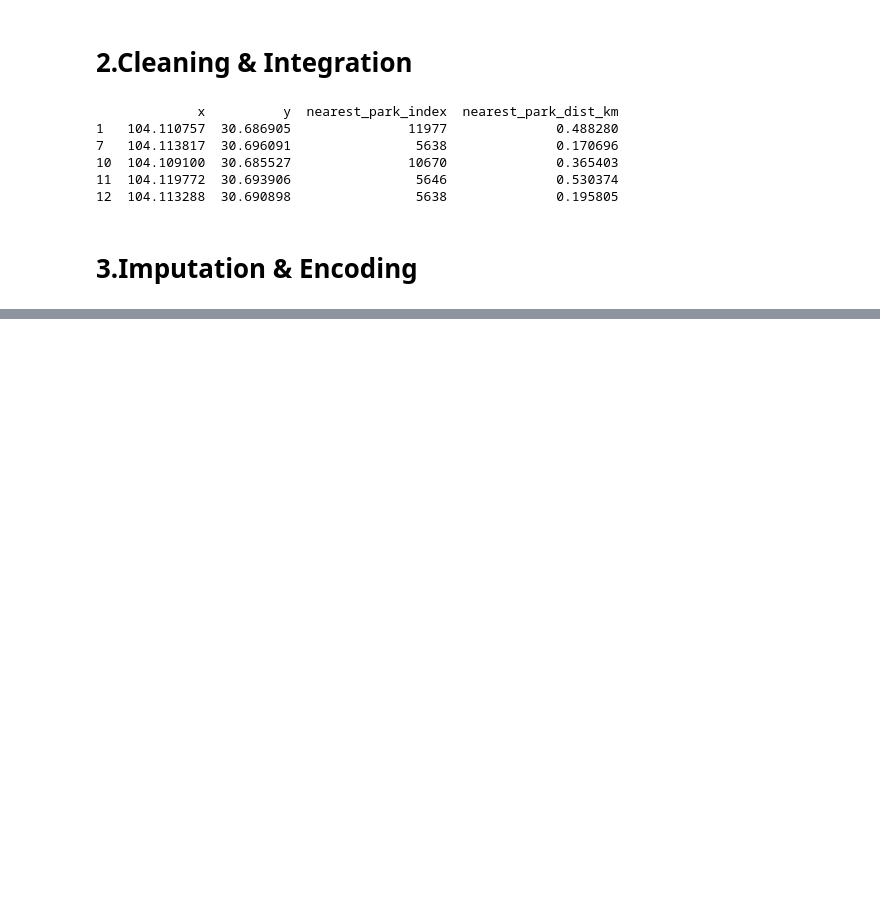
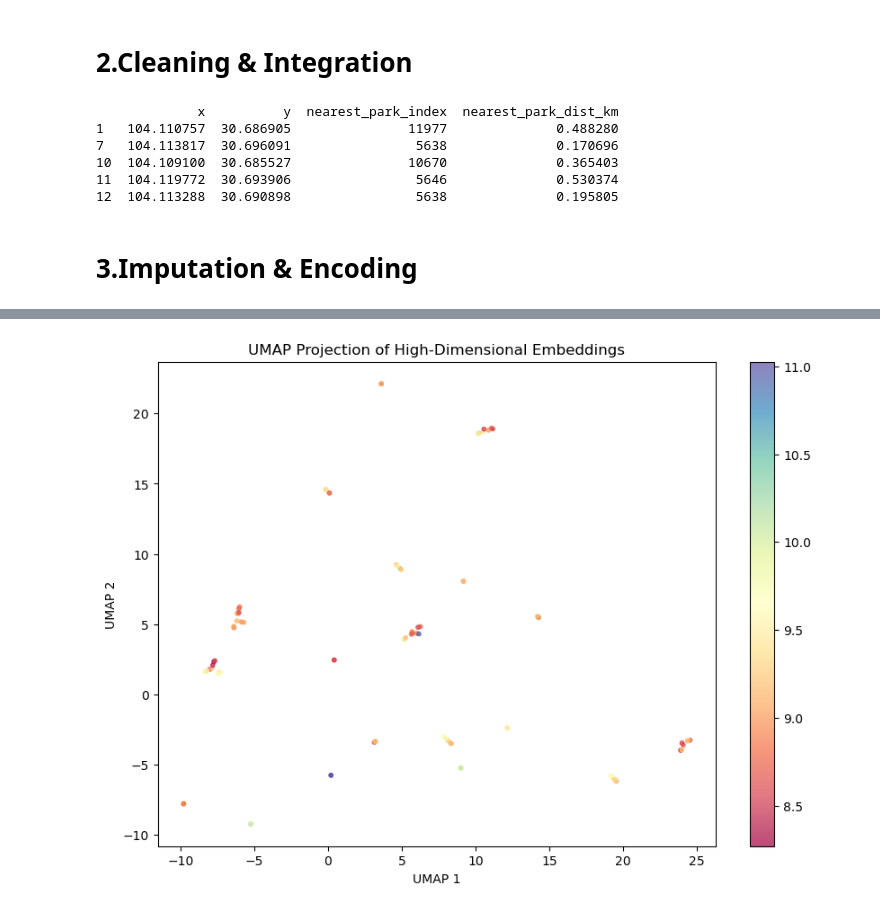
Before and after one commit to artinsophia/Paper-HousingPriceSpatialEconometrics, a Jupyter notebook: DataMining.ipynb, the cells around one changed output, grey strips where cells are left out. Cells and saved outputs as stored; diff of their text form; code cells hidden in the pictures; blank space fills up the shorter version.

```diff
--- a/DataMining.ipynb
+++ b/DataMining.ipynb
@@ -435,0 +460,29 @@ Index(['名称', '城市', '区县', 'price', '环线位置', '小区地址', '
+# %%
+reducer = umap.UMAP(
+    n_neighbors=2,
+    min_dist=0.1,
+    n_components=2,
+    random_state=42
+)
+
+embedding_2d = reducer.fit_transform(city_embeddings_raw)
+
+city_stats = sub_housing.groupby('城市')['log_price'].mean().reindex(city_le.classes_)
+labels = city_stats.values
+
+plt.figure(figsize=(10, 7))
+plt.scatter(
+    embedding_2d[:, 0],
+    embedding_2d[:, 1],
+    c=labels,
+    cmap='Spectral',
+    s=10,
+    alpha=0.7
+)
+plt.colorbar()
+plt.title('UMAP Projection of High-Dimensional Embeddings')
+plt.xlabel('UMAP 1')
+plt.ylabel('UMAP 2')
+plt.show()
+# %% [output]
+[figure, added]
```
Also changed, not shown: parts of 21 cells of this notebook.
